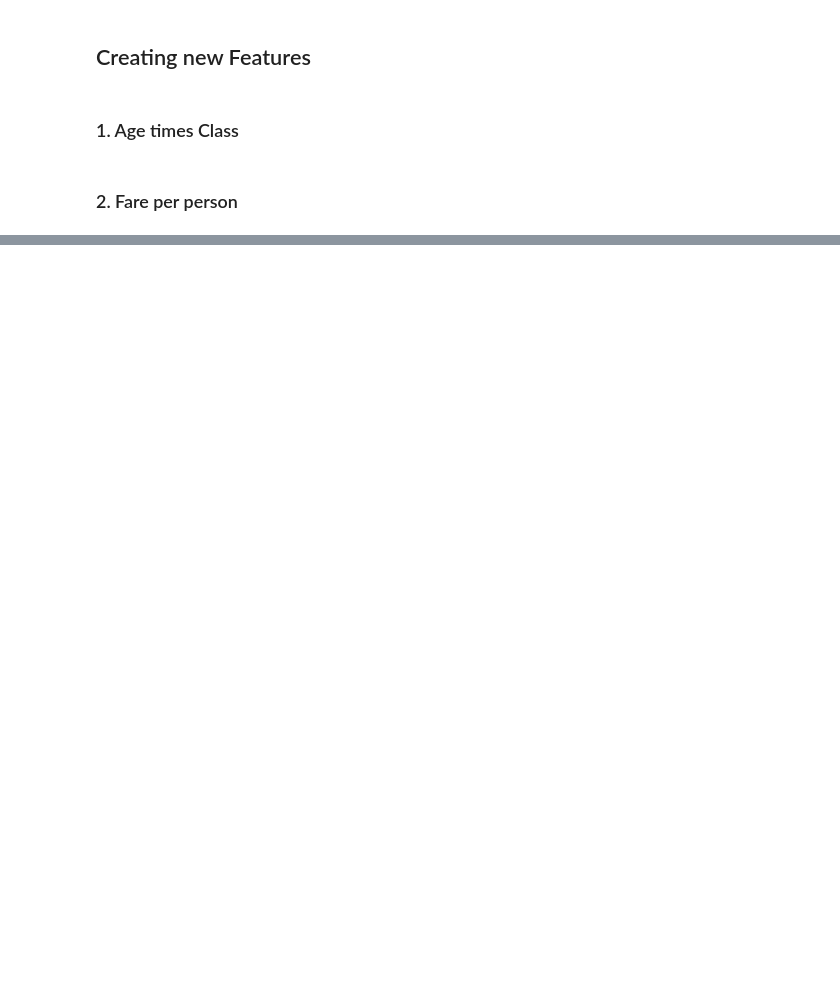
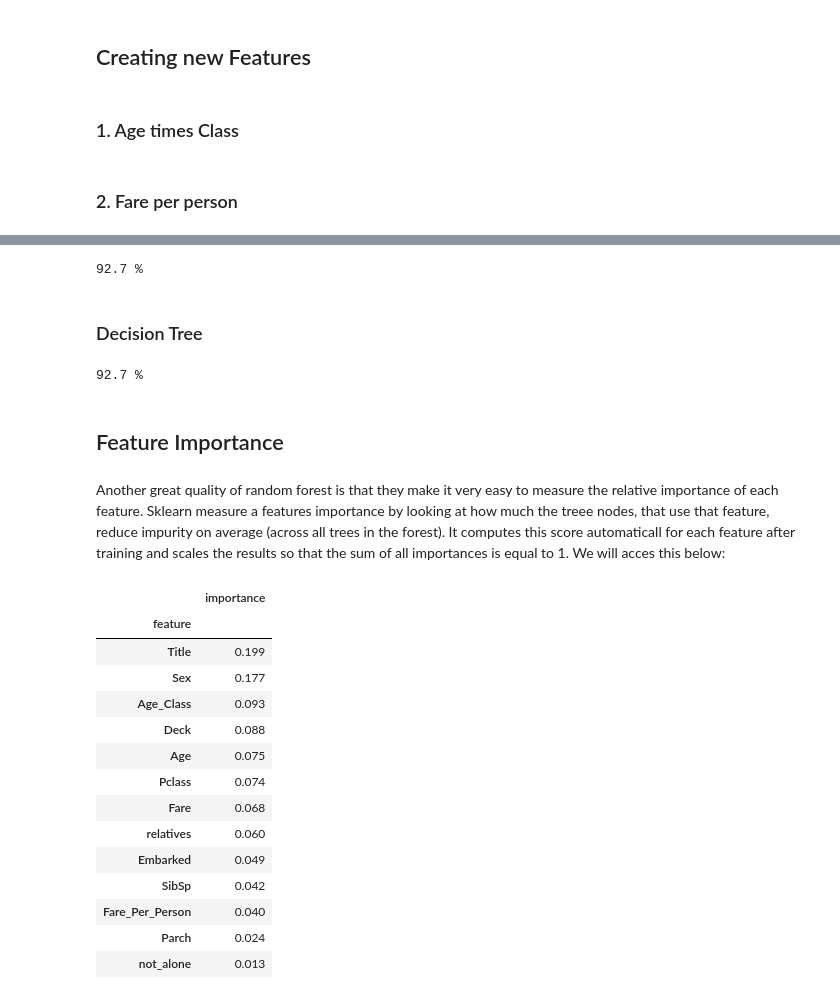
Before and after one commit to jaddel/education_cab_github, a Jupyter notebook: sprint_3/kaggle_titanic/kaggle_titanic_v2.ipynb, the cells around one changed output, grey strips where cells are left out. Cells and saved outputs as stored; diff of their text form; code cells hidden in the pictures; blank space fills up the shorter version.

```diff
--- a/sprint_3/kaggle_titanic/kaggle_titanic_v2.ipynb
+++ b/sprint_3/kaggle_titanic/kaggle_titanic_v2.ipynb
@@ -435,0 +461,29 @@ KeyError: 'relatives'
+# %%
+# Random Forest
+random_forest = RandomForestClassifier(n_estimators=100)
+random_forest.fit(X_train, Y_train)
+
+Y_prediction = random_forest.predict(X_test)
+
+random_forest.score(X_train, Y_train)
+acc_random_forest = round(random_forest.score(X_train, Y_train) * 100, 2)
+print(round(acc_random_forest,2,), "%")
+# %% [output]
+92.7 %
+# %% [markdown]
+### Decision Tree
+# %%
+# Decision Tree
+decision_tree = DecisionTreeClassifier()
+decision_tree.fit(X_train, Y_train)
+
+Y_pred = decision_tree.predict(X_test)
+
+acc_decision_tree = round(decision_tree.score(X_train, Y_train) * 100, 2)
+print(round(acc_decision_tree,2,), "%")
+# %% [output]
+92.7 %
+# %% [markdown]
+## Feature Importance
+# %% [markdown]
+Another great quality of random forest is that they make it very easy to measure the relative importance of each feature. Sklearn measure a features importance by looking at how much the treee nodes, that use that feature, reduce impurity on average (across all trees in the forest). It computes this score automaticall for each feature after training and scales the results so that the sum of all importances is equal to 1. We will acces this below:
@@ -435,0 +493,18 @@ KeyError: 'relatives'
+# %%
+importances.head(15)
+# %% [output]
+|  | importance |
+| feature |  |
+| Title | 0.199 |
+| Sex | 0.177 |
+| Age_Class | 0.093 |
+| Deck | 0.088 |
+| Age | 0.075 |
+| Pclass | 0.074 |
+| Fare | 0.068 |
+| relatives | 0.060 |
+| Embarked | 0.049 |
+| SibSp | 0.042 |
+| Fare_Per_Person | 0.040 |
+| Parch | 0.024 |
+| not_alone | 0.013 |
```
Also changed, not shown: parts of 18 cells of this notebook, 2 other files.
